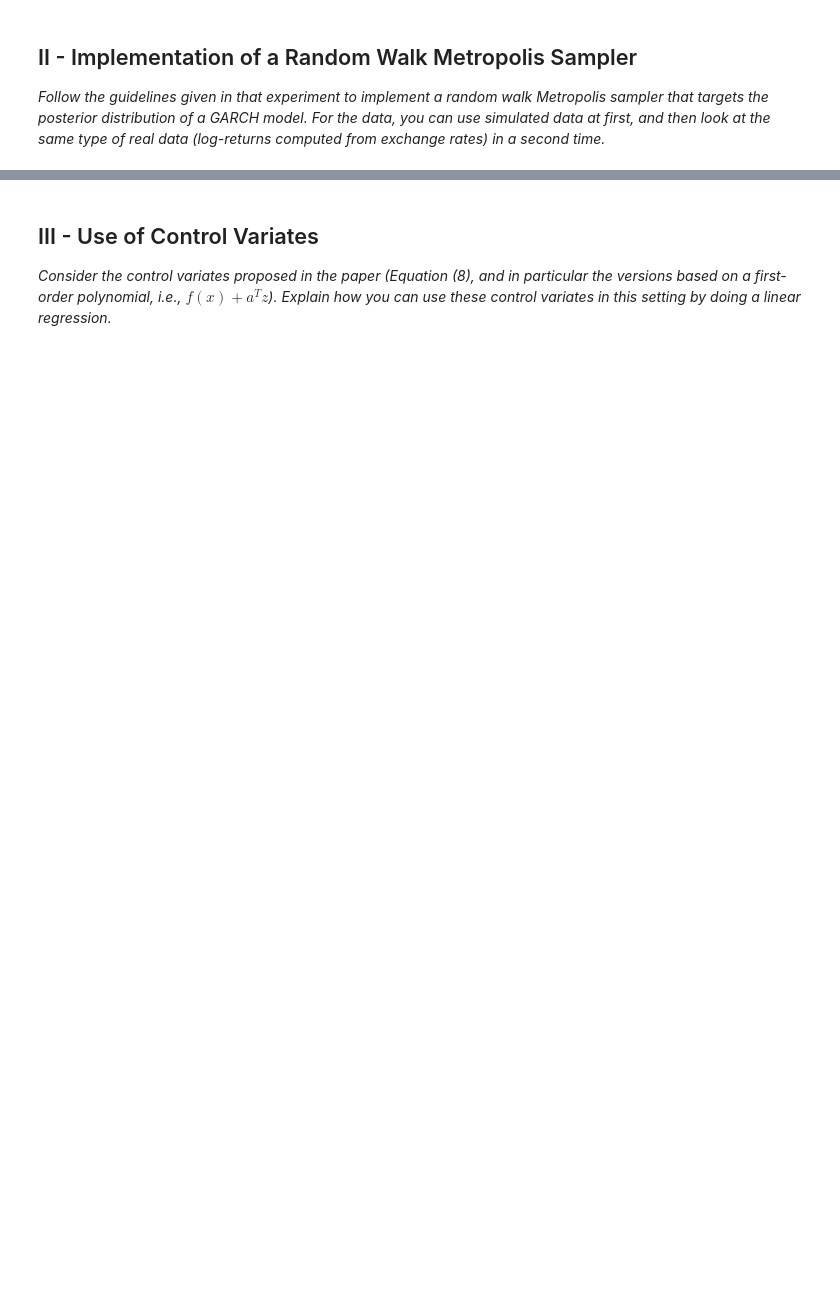
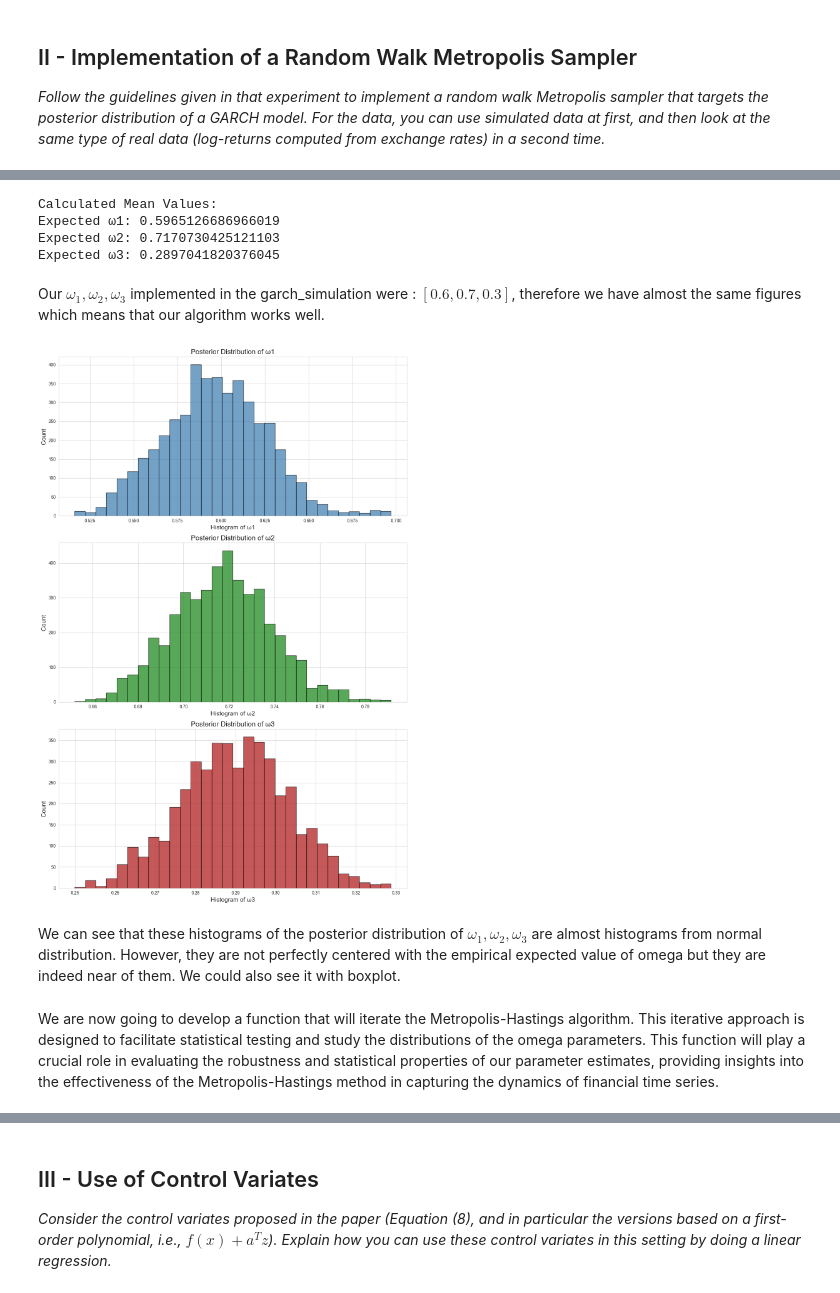
Before and after one commit to AntoineGilsonGH/Monte-Carlo-GARCH, a Jupyter notebook: Projet_MCMC_GARCH.ipynb, the cells around one changed output, grey strips where cells are left out. Cells and saved outputs as stored; diff of their text form; code cells hidden in the pictures; blank space fills up the shorter version.

```diff
--- a/Projet_MCMC_GARCH.ipynb
+++ b/Projet_MCMC_GARCH.ipynb
@@ -31,0 +258,50 @@ Cet article présente également certaines méthodes Lasso (LSLasso et LSLasso(X
+# %%
+# Computing the average values post burn-in
+expected_w1 = np.average(w1_samples[burn_in:])
+expected_w2 = np.average(w2_samples[burn_in:])
+expected_w3 = np.average(w3_samples[burn_in:])
+
+# Display the calculated mean values
+print("Calculated Mean Values:")
+print(f"Expected ω1: {expected_w1}")
+print(f"Expected ω2: {expected_w2}")
+print(f"Expected ω3: {expected_w3}")
+# %% [output]
+Calculated Mean Values:
+Expected ω1: 0.5965126686966019
+Expected ω2: 0.7170730425121103
+Expected ω3: 0.2897041820376045
+# %% [markdown]
+Our $\omega_1,\omega_2,\omega_3$ implemented in the garch_simulation were : $[0.6, 0.7, 0.3]$, therefore we have almost the same figures which means that our algorithm works well.
+# %%
+# Apply a seaborn style to enhance aesthetics
+sns.set_style("whitegrid")
+
+fig, axs = plt.subplots(3, figsize=(12, 18))
+
+# Function to plot a histogram with matplotlib, with enhanced presentation
+def custom_hist(data, bins, color, label, ax):
+    counts, edges, _ = ax.hist(data, bins=bins, color=color, edgecolor='black', alpha=0.75)
+    ax.set_xlabel(label, fontsize=14)
+    ax.set_ylabel('Count', fontsize=14)
+    return counts, edges
+
+# Plot histograms with detailed customization
+_, edges1 = custom_hist(w1_samples[burn_in:], 30, 'steelblue', 'Histogram of ω1', axs[0])
+axs[0].set_title('Posterior Distribution of ω1', fontsize=16)
+
+_, edges2 = custom_hist(w2_samples[burn_in:], 30, 'forestgreen', 'Histogram of ω2', axs[1])
+axs[1].set_title('Posterior Distribution of ω2', fontsize=16)
+
+_, edges3 = custom_hist(w3_samples[burn_in:], 30, 'firebrick', 'Histogram of ω3', axs[2])
+axs[2].set_title('Posterior Distribution of ω3', fontsize=16)
+
+# Fine-tuning the plot layout
+plt.tight_layout()
+plt.show()
+# %% [output]
+[figure, added]
+# %% [markdown]
+We can see that these histograms of the posterior distribution of $\omega_1,\omega_2,\omega_3$ are almost histograms from normal distribution. However, they are not perfectly centered with the empirical expected value of omega but they are indeed near of them. We could also see it with boxplot.
+# %% [markdown]
+We are now going to develop a function that will iterate the Metropolis-Hastings algorithm. This iterative approach is designed to facilitate statistical testing and study the distributions of the omega parameters. This function will play a crucial role in evaluating the robustness and statistical properties of our parameter estimates, providing insights into the effectiveness of the Metropolis-Hastings method in capturing the dynamics of financial time series.
```
Also changed, not shown: parts of 47 cells of this notebook.
